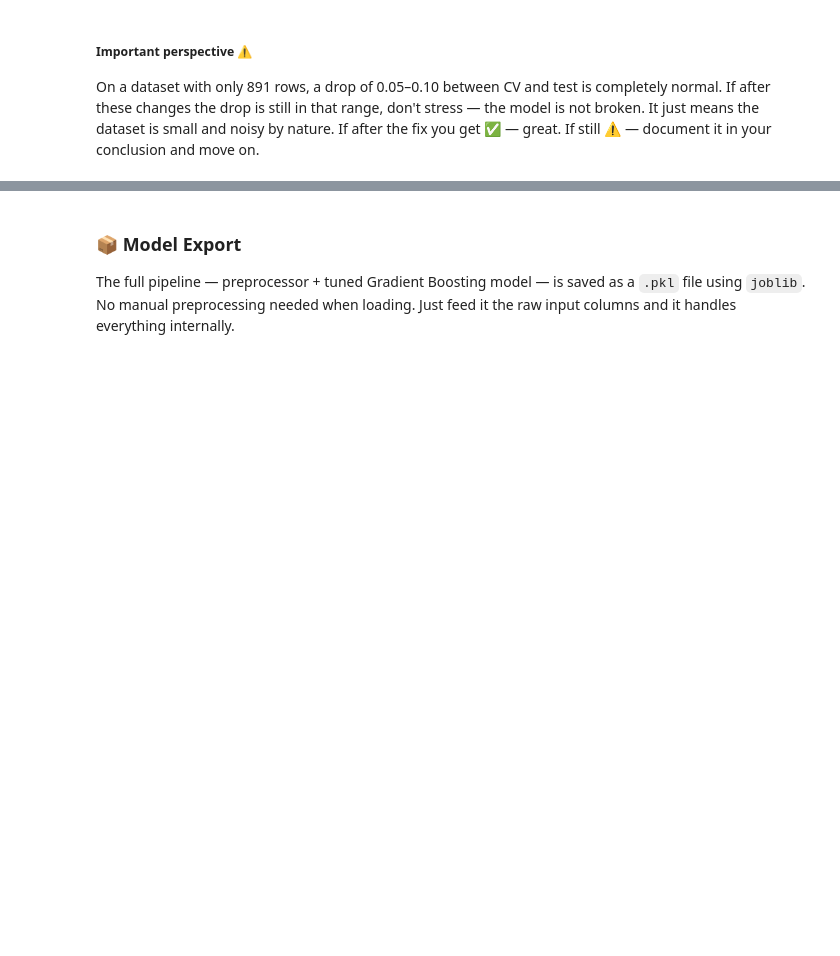
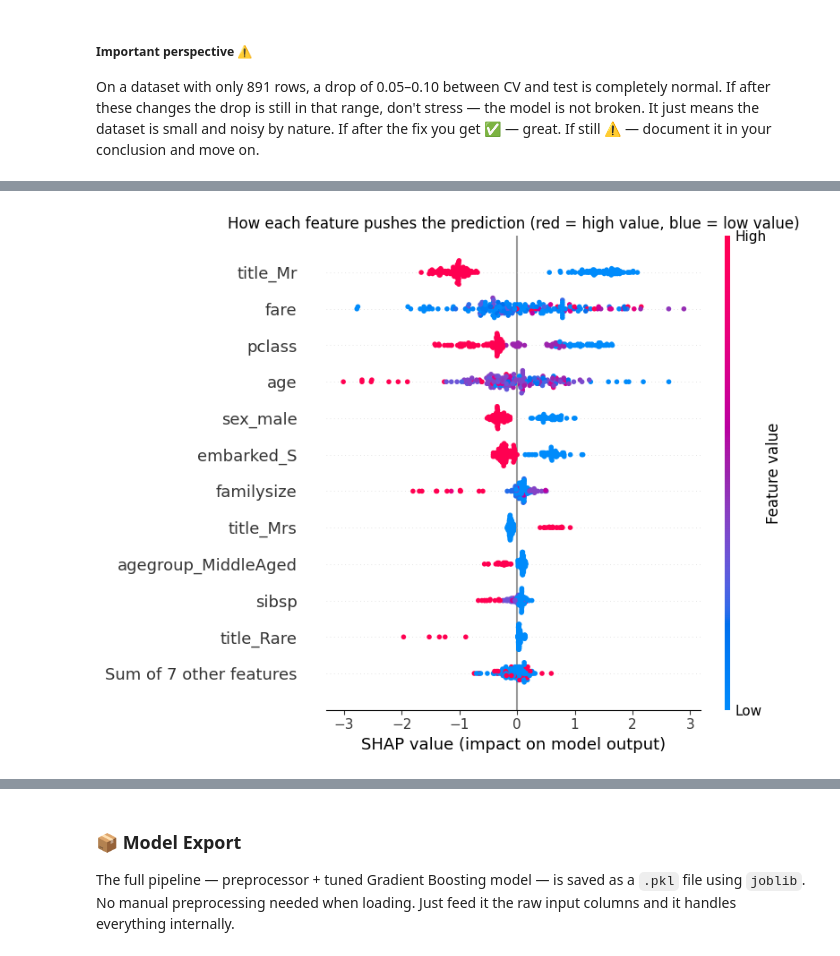
Before and after one commit to MaykInvest/Titanic-analysis, a Jupyter notebook: analysis.ipynb, the cells around one changed output, grey strips where cells are left out. Drawn from its saved outputs; the diff is of its cells as text; code cells hidden in the pictures; blank space fills up the shorter version.

```diff
--- a/analysis.ipynb
+++ b/analysis.ipynb
@@ -938,0 +974,9 @@ If after the fix you get ✅ — great. If still ⚠️ — document it in your
+# %%
+# The direction of each effect.
+plt.figure()
+shap.plots.beeswarm(shap_values, max_display=12, show=False)
+plt.title('How each feature pushes the prediction (red = high value, blue = low value)')
+plt.tight_layout()
+plt.show()
+# %% [output]
+[figure, added]
```
Also changed, not shown: parts of 9 cells of this notebook, 2 other files.
